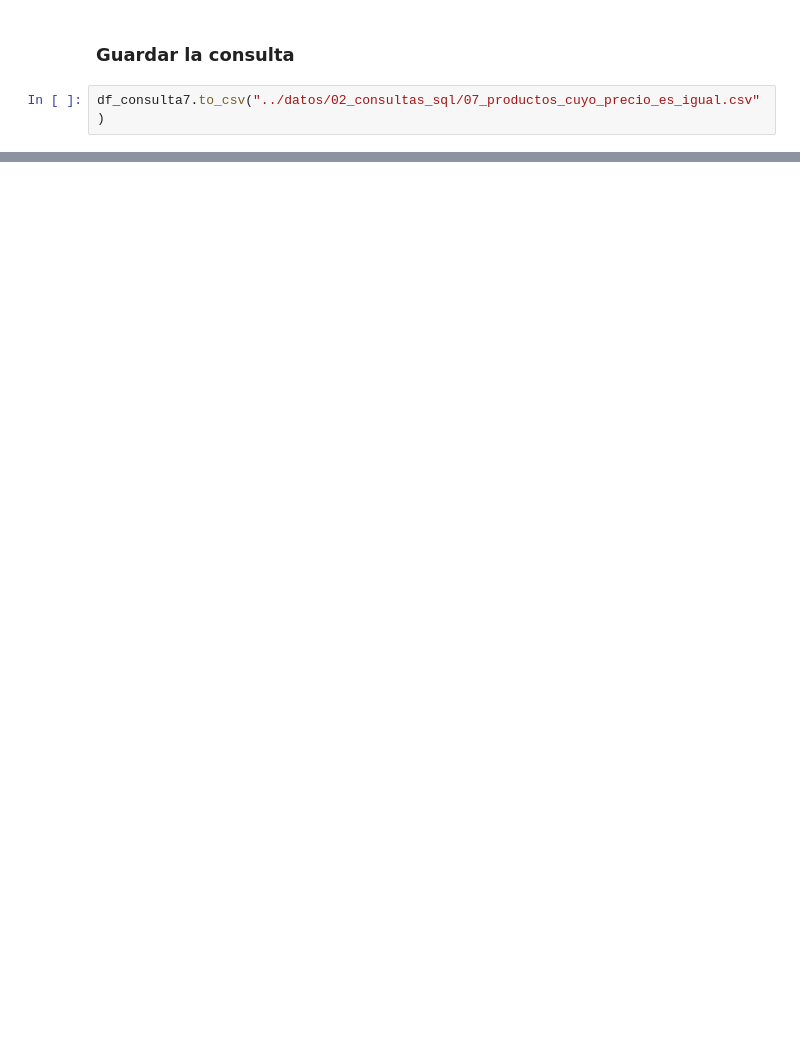
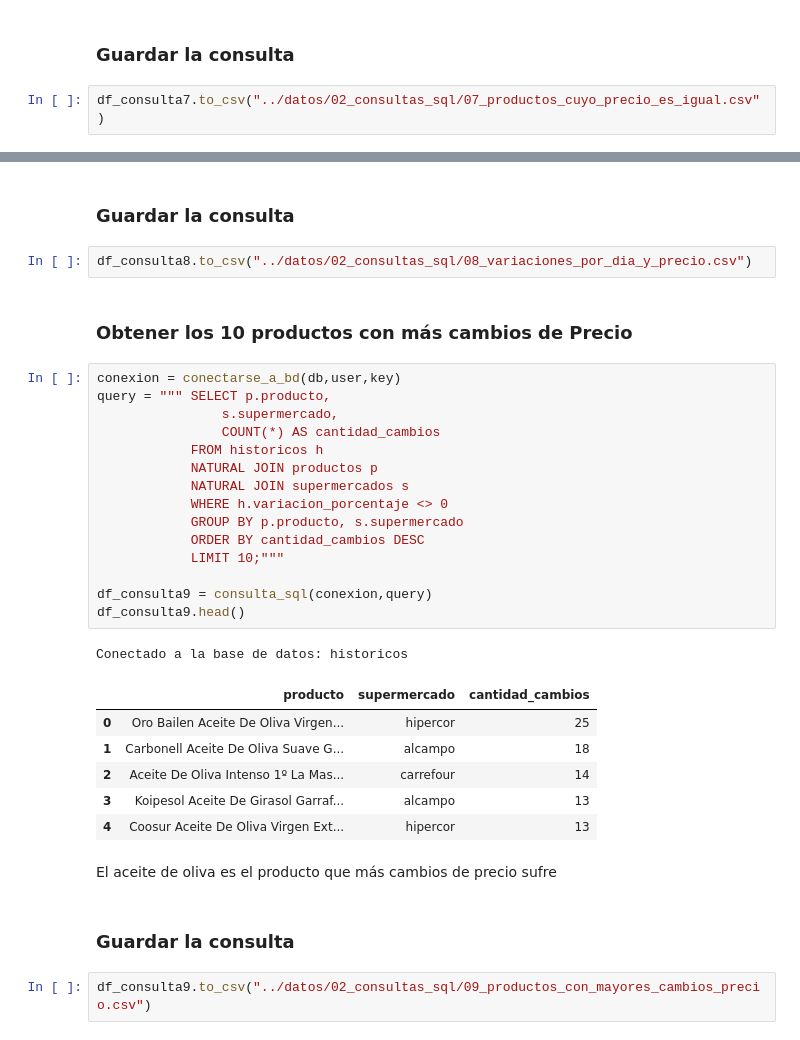
Before and after one commit to apelsito/Proyecto4-AnalisisFacua, a Jupyter notebook: notebooks/04_consultas_sql.ipynb, the cells around one changed output, grey strips where cells are left out. Cells and saved outputs as stored; diff of their text form; blank space fills up the shorter version.

```diff
--- a/notebooks/04_consultas_sql.ipynb
+++ b/notebooks/04_consultas_sql.ipynb
@@ -249,0 +287,35 @@ df_consulta7.to_csv("../datos/02_consultas_sql/07_productos_cuyo_precio_es_igual
+# %% [markdown]
+### Guardar la consulta
+# %%
+df_consulta8.to_csv("../datos/02_consultas_sql/08_variaciones_por_dia_y_precio.csv")
+# %% [markdown]
+### Obtener los 10 productos con más cambios de Precio
+# %%
+conexion = conectarse_a_bd(db,user,key)
+query = """ SELECT p.producto,
+                s.supermercado,
+                COUNT(*) AS cantidad_cambios
+            FROM historicos h
+            NATURAL JOIN productos p
+            NATURAL JOIN supermercados s
+            WHERE h.variacion_porcentaje <> 0
+            GROUP BY p.producto, s.supermercado
+            ORDER BY cantidad_cambios DESC
+            LIMIT 10;"""
+
+df_consulta9 = consulta_sql(conexion,query)
+df_consulta9.head()
+# %% [output]
+Conectado a la base de datos: historicos
+|  | producto | supermercado | cantidad_cambios |
+| 0 | Oro Bailen Aceite De Oliva Virgen... | hipercor | 25 |
+| 1 | Carbonell Aceite De Oliva Suave G... | alcampo | 18 |
+| 2 | Aceite De Oliva Intenso 1º La Mas... | carrefour | 14 |
+| 3 | Koipesol Aceite De Girasol Garraf... | alcampo | 13 |
+| 4 | Coosur Aceite De Oliva Virgen Ext... | hipercor | 13 |
+# %% [markdown]
+El aceite de oliva es el producto que más cambios de precio sufre
+# %% [markdown]
+### Guardar la consulta
+# %%
+df_consulta9.to_csv("../datos/02_consultas_sql/09_productos_con_mayores_cambios_precio.csv")
```
Also changed, not shown: parts of 9 cells of this notebook, 4 other files.
